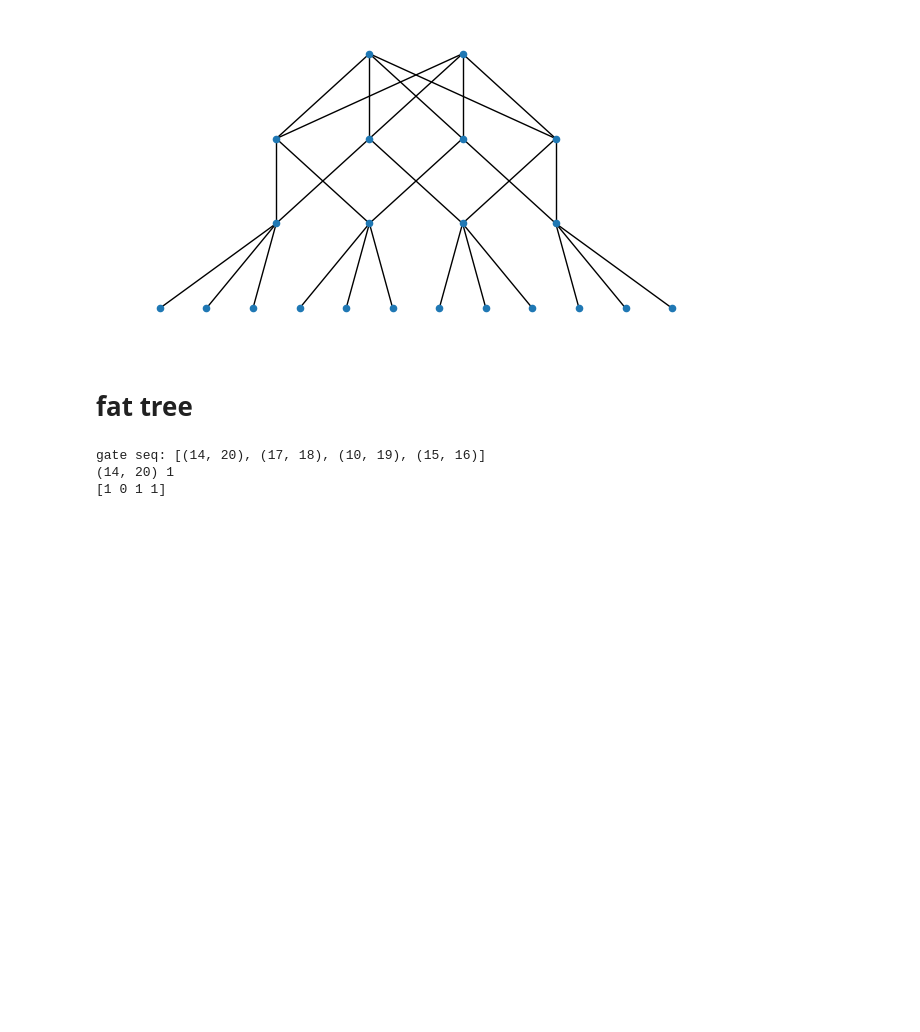
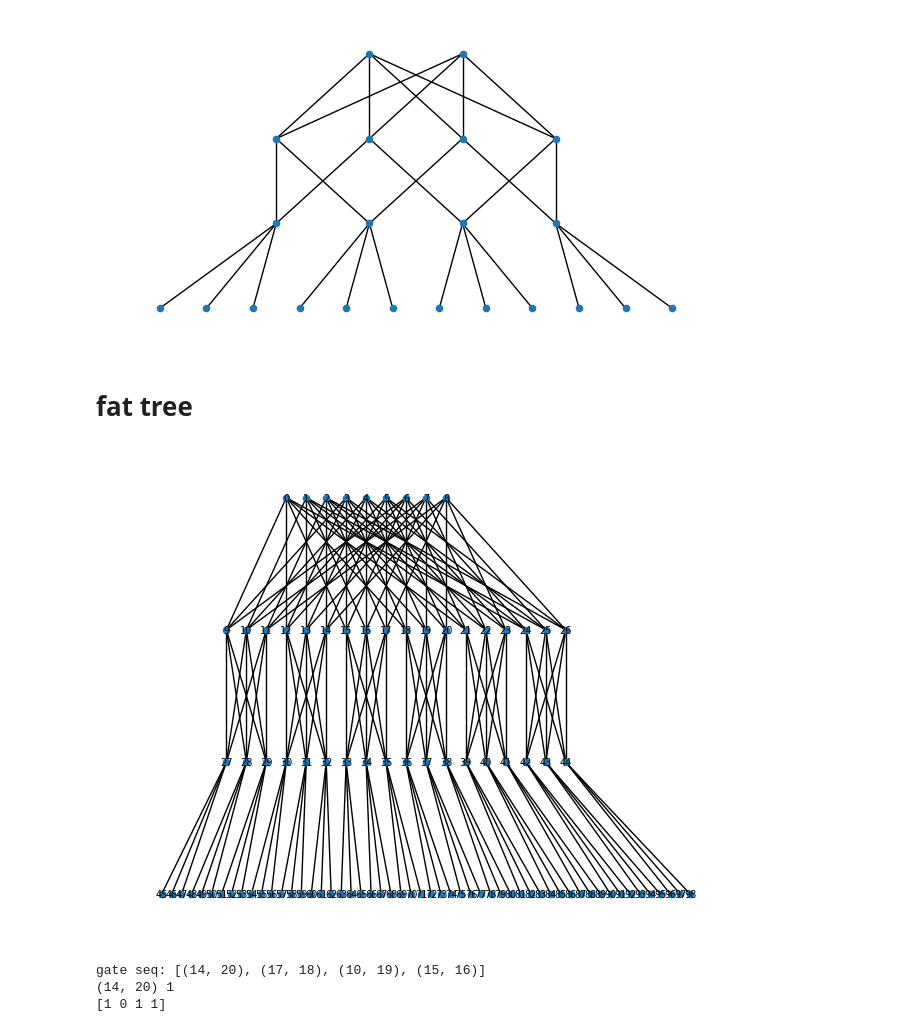
Before and after one commit to hassan-shap/QswitchNet, a Jupyter notebook: compiler.ipynb, the cells around one changed output. Saved outputs shown, nothing was run; the diff lists cells and outputs as text; code cells hidden in the pictures; blank space fills up the shorter version.

```diff
--- a/compiler.ipynb
+++ b/compiler.ipynb
@@ -293,7 +293,7 @@ plt.show()
 # %% [markdown]
 # fat tree
 # %%
-n = 4 # starts from 4
+n = 6 # starts from 4
 bandwidth = 4
 num_bsm = 1
 num_core = n**2 // 4
@@ -306,41 +306,50 @@ agg_bw = 2*bandwidth
 edge_bw = bandwidth
 num_vertices = num_core + num_agg + num_edge + num_nodes
 
 G = nx.Graph()
 core_switches = range(num_core)
 G.add_nodes_from(core_switches, type='core')
 agg_switches = range(num_core,num_core+num_agg)
 G.add_nodes_from(agg_switches, type='agg')
 edge_switches = range(num_core+num_agg,num_core + num_agg + num_edge)
 G.add_nodes_from(edge_switches, type='agg')
 node_list = range(num_core + num_agg + num_edge,num_vertices)
 G.add_nodes_from(node_list, type='node')
 
 
 for i_c, core in enumerate(core_switches):
     for i_a, agg in enumerate(agg_switches):
-        if i_c % 2 ==0 and i_a % 2 ==0:
+        if i_c % (n//2) == i_a % (n//2) :
             G.add_edge(core,agg, weight=core_bw)
-        if i_c % 2 ==1 and i_a % 2 ==1:
-            G.add_edge(core,agg, weight=core_bw)
+        # if i_c % 2 ==1 and i_a % 2 ==1:
+        #     G.add_edge(core,agg, weight=core_bw)
 
 for i_a, agg in enumerate(agg_switches):
-    G.add_edge(agg,edge_switches[i_a], weight=agg_bw)
-    if i_a % 2 == 0:
-        G.add_edge(agg,edge_switches[i_a+1], weight=agg_bw)
-    else:
-        G.add_edge(agg,edge_switches[i_a-1], weight=agg_bw)
+    pod = i_a// (n//2)
+    for i_e in range(n//2):
+        G.add_edge(agg,edge_switches[pod*(n//2)+i_e], weight=agg_bw)
+
+    # G.add_edge(agg,edge_switches[i_a], weight=agg_bw)
+    # if i_a % 2 == 0:
+    #     G.add_edge(agg,edge_switches[i_a+1], weight=agg_bw)
+    # else:
+    #     G.add_edge(agg,edge_switches[i_a-1], weight=agg_bw)
 
 for i, edge in enumerate(edge_switches):
     for j in range(n//2):
         G.add_edge(edge,node_list[(n//2)*i+j], weight=edge_bw)
 
 
 pos_core = {i: (i-n//2 + n**2/4 ,2) for i in core_switches}
 pos_agg = {i: ((i-n),1) for i in agg_switches}
 pos_edge = {i: ((i-n-(n**2//2)),0) for i in edge_switches}
 pos_nodes = {node: (i/2-1/4,-1) for i, node in enumerate(node_list)}
 pos = pos_core | pos_agg | pos_edge | pos_nodes
+
+nx.draw(G, pos, node_size=20, font_size=7, with_labels=True)
+plt.show()
+# %% [output]
+[figure, added]
 # %%
 def plotter(G_ins,bsm_stat):
     print(bsm_stat)
```
Also changed, not shown: 4 other files.
